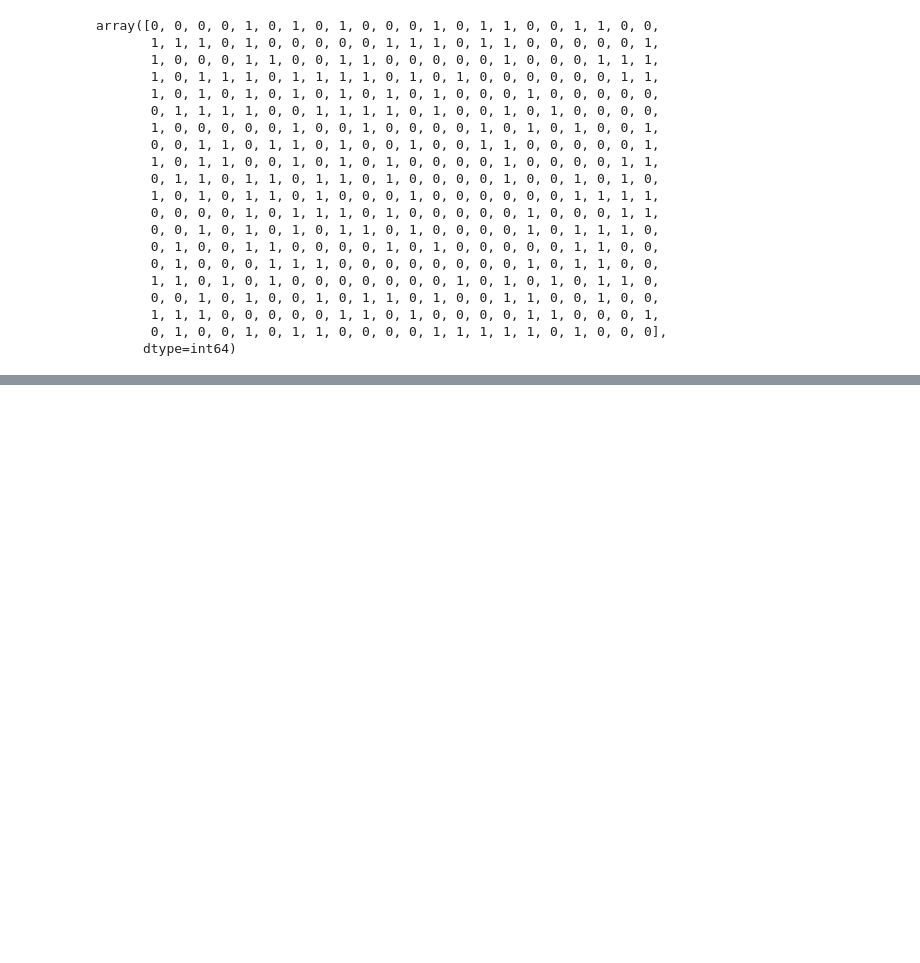
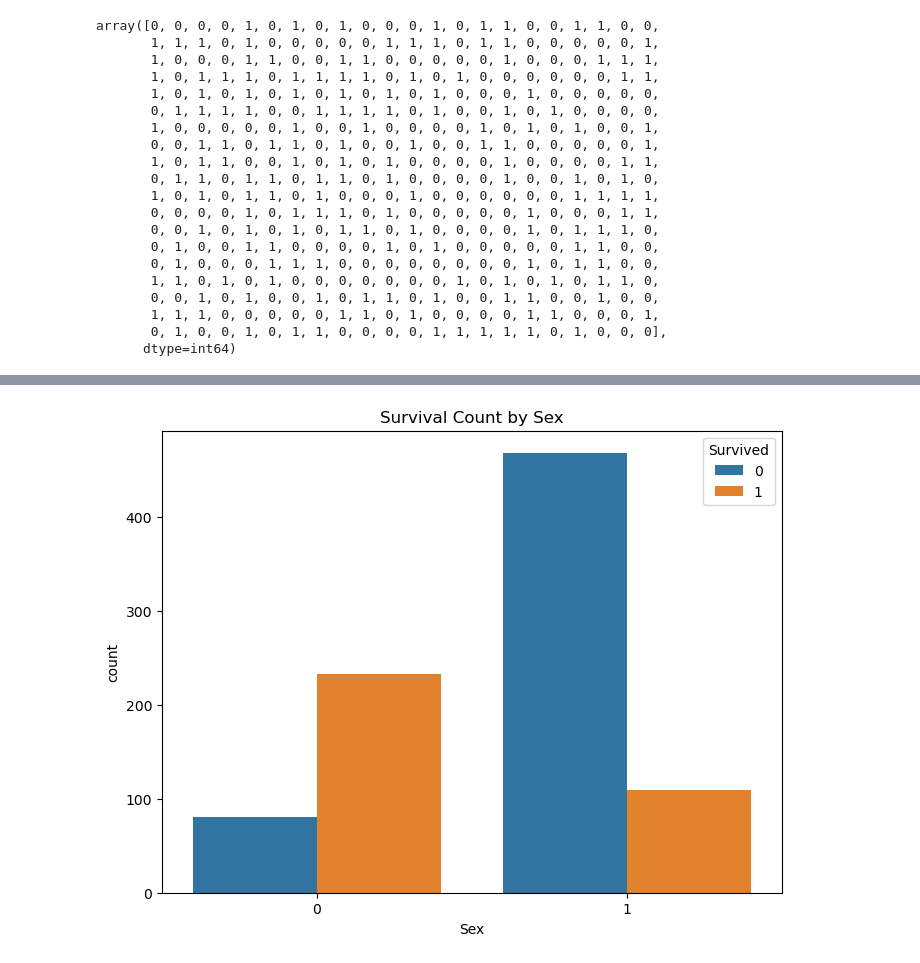
Before and after one commit to JosiaAlmeida/titanic, a Jupyter notebook: index.ipynb, the cells around one changed output, grey strips where cells are left out. Drawn from its saved outputs; the diff is of its cells as text; code cells hidden in the pictures; blank space fills up the shorter version.

```diff
--- a/index.ipynb
+++ b/index.ipynb
@@ -192,0 +203,10 @@ array([0, 0, 0, 0, 1, 0, 1, 0, 1, 0, 0, 0, 1, 0, 1, 1, 0, 0, 1, 1, 0, 0,
+# %%
+plt.figure(figsize=(8, 6))
+sns.countplot(x='Sex', hue='Survived', data=train_data)
+plt.title('Survival Count by Sex')
+plt.show()
+
+# Male -> 1
+# Female -> 0
+# %% [output]
+[figure, added]
```
Also changed, not shown: parts of 3 cells of this notebook.
